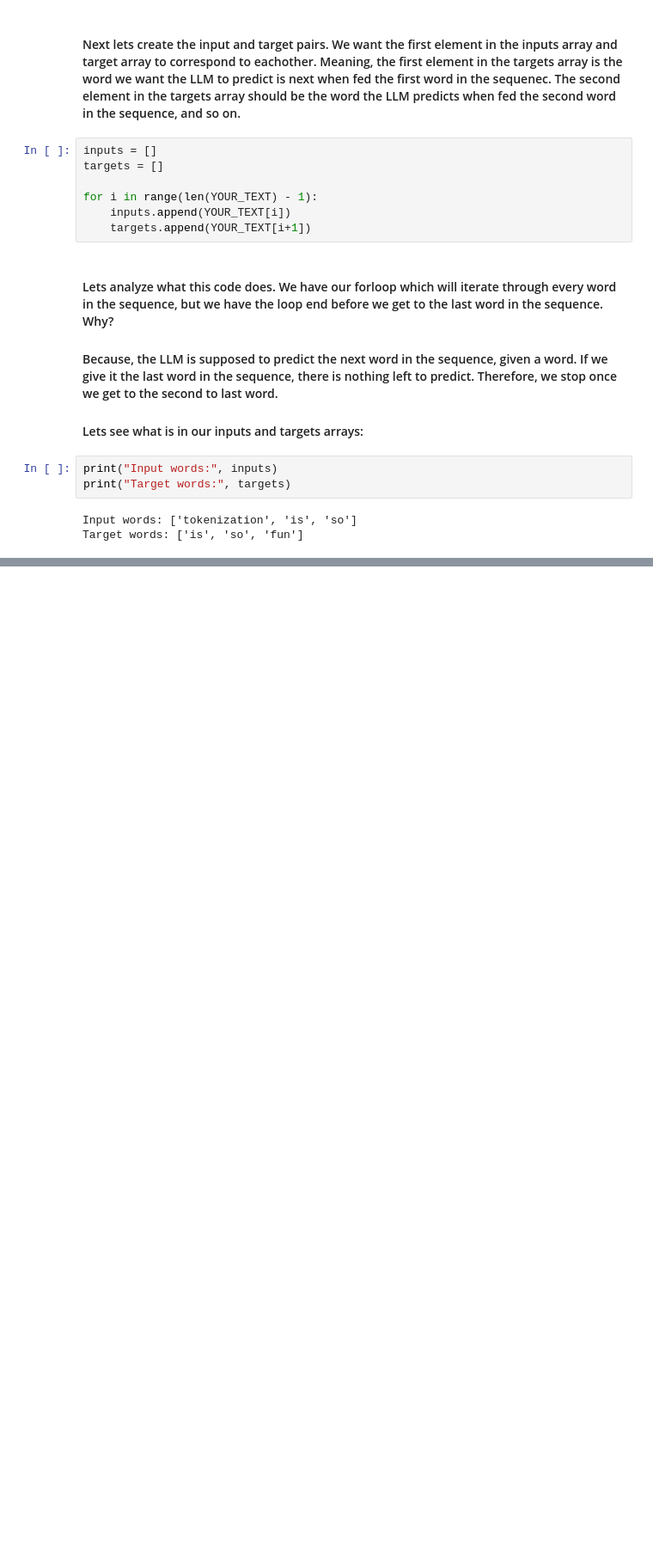
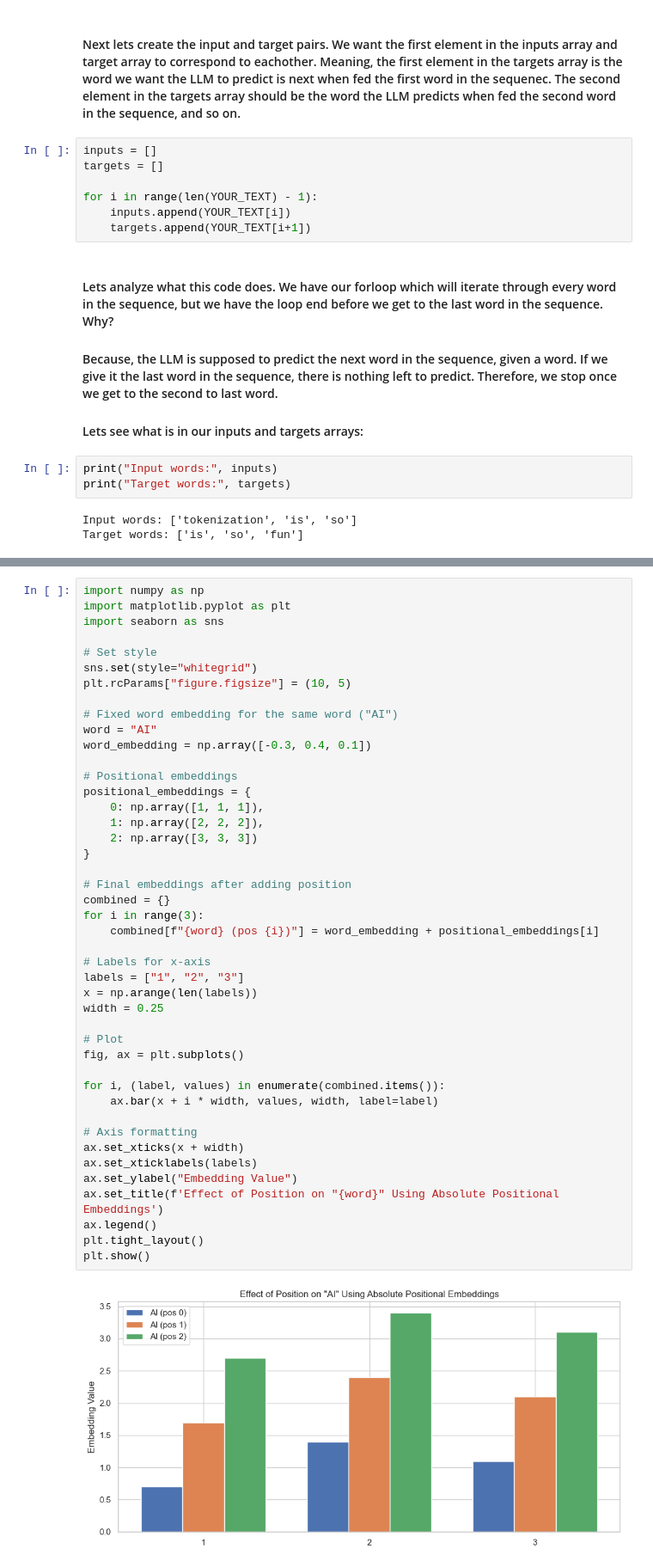
Before and after one commit to sdhaduk/LLM-From-Scratch, a Jupyter notebook: Chapter_2/Chapter_2_Interactive.ipynb, the cells around one changed output, grey strips where cells are left out. Shown at 86% size. Cells and saved outputs as stored; diff of their text form; blank space fills up the shorter version.

```diff
--- a/Chapter_2/Chapter_2_Interactive.ipynb
+++ b/Chapter_2/Chapter_2_Interactive.ipynb
@@ -123,0 +149,46 @@ Target words: ['is', 'so', 'fun']
+# %%
+import numpy as np
+import matplotlib.pyplot as plt
+import seaborn as sns
+
+# Set style
+sns.set(style="whitegrid")
+plt.rcParams["figure.figsize"] = (10, 5)
+
+# Fixed word embedding for the same word ("AI")
+word = "AI"
+word_embedding = np.array([-0.3, 0.4, 0.1])
+
+# Positional embeddings
+positional_embeddings = {
+    0: np.array([1, 1, 1]),
+    1: np.array([2, 2, 2]),
+    2: np.array([3, 3, 3])
+}
+
+# Final embeddings after adding position
+combined = {}
+for i in range(3):
+    combined[f"{word} (pos {i})"] = word_embedding + positional_embeddings[i]
+
+# Labels for x-axis
+labels = ["1", "2", "3"]
+x = np.arange(len(labels))
+width = 0.25
+
+# Plot
+fig, ax = plt.subplots()
+
+for i, (label, values) in enumerate(combined.items()):
+    ax.bar(x + i * width, values, width, label=label)
+
+# Axis formatting
+ax.set_xticks(x + width)
+ax.set_xticklabels(labels)
+ax.set_ylabel("Embedding Value")
+ax.set_title(f'Effect of Position on "{word}" Using Absolute Positional Embeddings')
+ax.legend()
+plt.tight_layout()
+plt.show()
+# %% [output]
+[figure, added]
```
Also changed, not shown: parts of 6 cells of this notebook, 1 other file.
